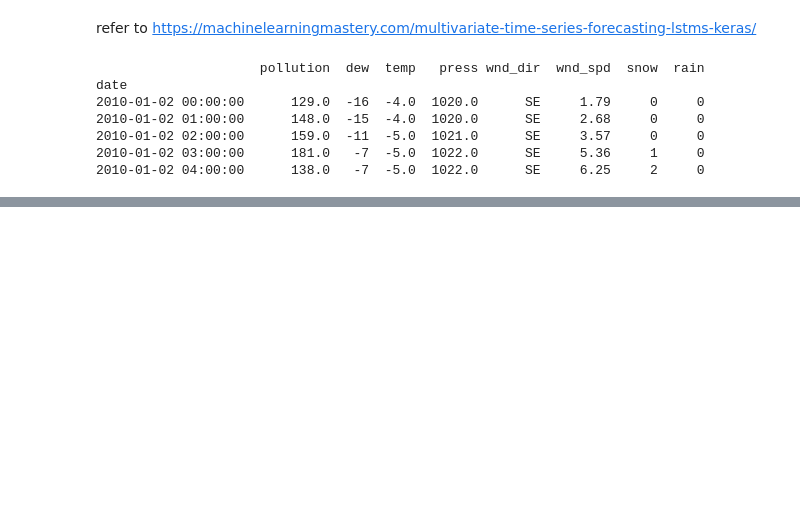
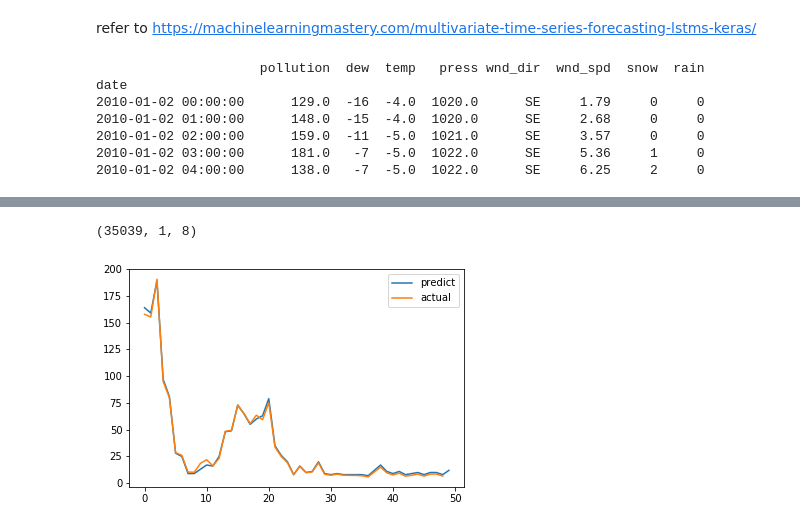
Before and after one commit to dxcv/TradingAlgo, a Jupyter notebook: Multivariate Time Series Forecasting with LSTMs in Keras.ipynb, the cells around one changed output, grey strips where cells are left out. Cells and saved outputs as stored; diff of their text form; code cells hidden in the pictures; blank space fills up the shorter version.

```diff
--- a/Multivariate Time Series Forecasting with LSTMs in Keras.ipynb
+++ b/Multivariate Time Series Forecasting with LSTMs in Keras.ipynb
@@ -53,0 +130,22 @@ def series_to_supervised(data, n_in=1, n_out=1, dropnan=True):
+# %%
+# make a prediction
+yhat = model.predict(test_X)
+print('yhat.shape', yhat.shape, yhat[0:5, :])
+test_X_reshape = test_X.reshape((test_X.shape[0], test_X.shape[2]))
+print(test_X_reshape.shape, test_X_reshape[0:5, -7:])
+
+# invert scaling for forecast
+inv_yhat = concatenate((yhat, test_X_reshape[:, 1:]), axis=1)
+inv_yhat = scaler.inverse_transform(inv_yhat)
+print('inv_yhat.shape', inv_yhat.shape, inv_yhat[0:5, :])
+
+inv_yhat = inv_yhat[:,0]
+# invert scaling for actual
+test_y = test_y.reshape((len(test_y), 1))
+inv_y = concatenate((test_y, test_X_reshape[:, 1:]), axis=1)
+inv_y = scaler.inverse_transform(inv_y)
+inv_y = inv_y[:,0]
+# calculate RMSE
+# 因为inv_y 预测是下一时刻的值，所以需要把 inv_yhat 往后 shift 一个时刻
+rmse = sqrt(mean_squared_error(inv_y[:-1], inv_yhat[1:]))
+print('Test RMSE: %.3f' % rmse)
@@ -53,0 +170,12 @@ def series_to_supervised(data, n_in=1, n_out=1, dropnan=True):
+# %%
+print(test_X.shape)
+#print(range(test_X.shape))
+
+
+pyplot.plot( inv_y[-50:], label='predict')
+pyplot.plot( inv_yhat[-49:], label='actual')
+pyplot.legend()
+pyplot.show()
+# %% [output]
+(35039, 1, 8)
+[figure, added]
```
Also changed, not shown: parts of 10 cells of this notebook, 7 other files.
